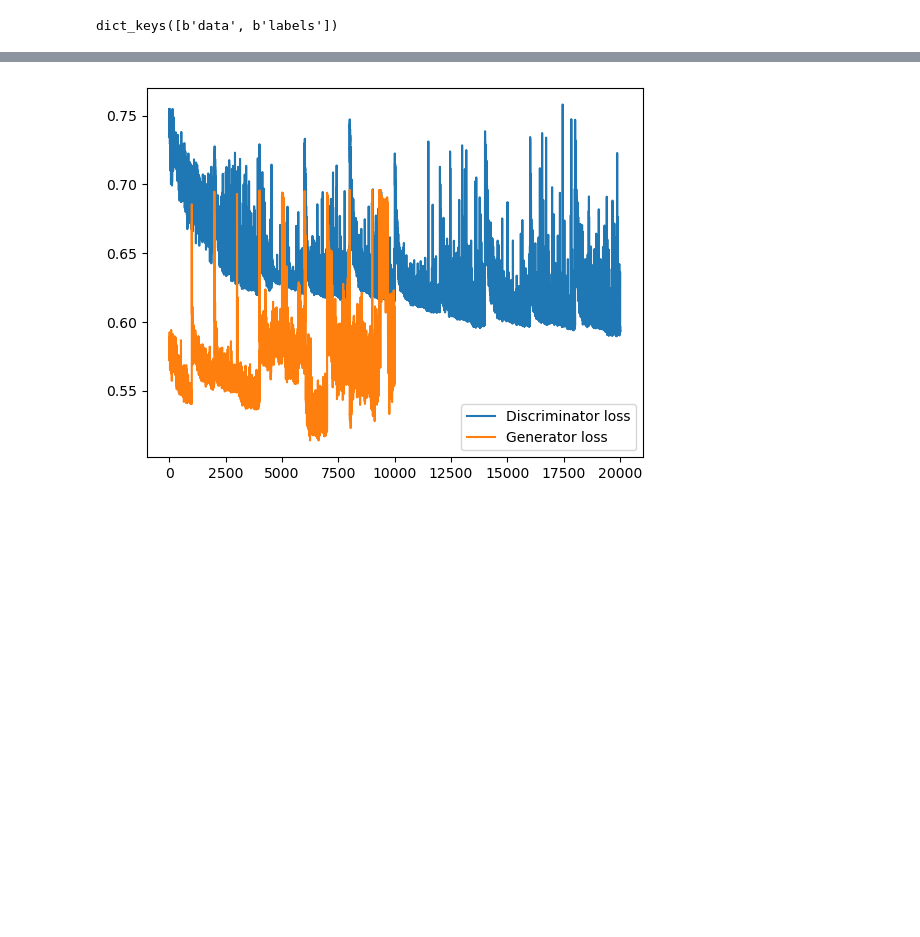
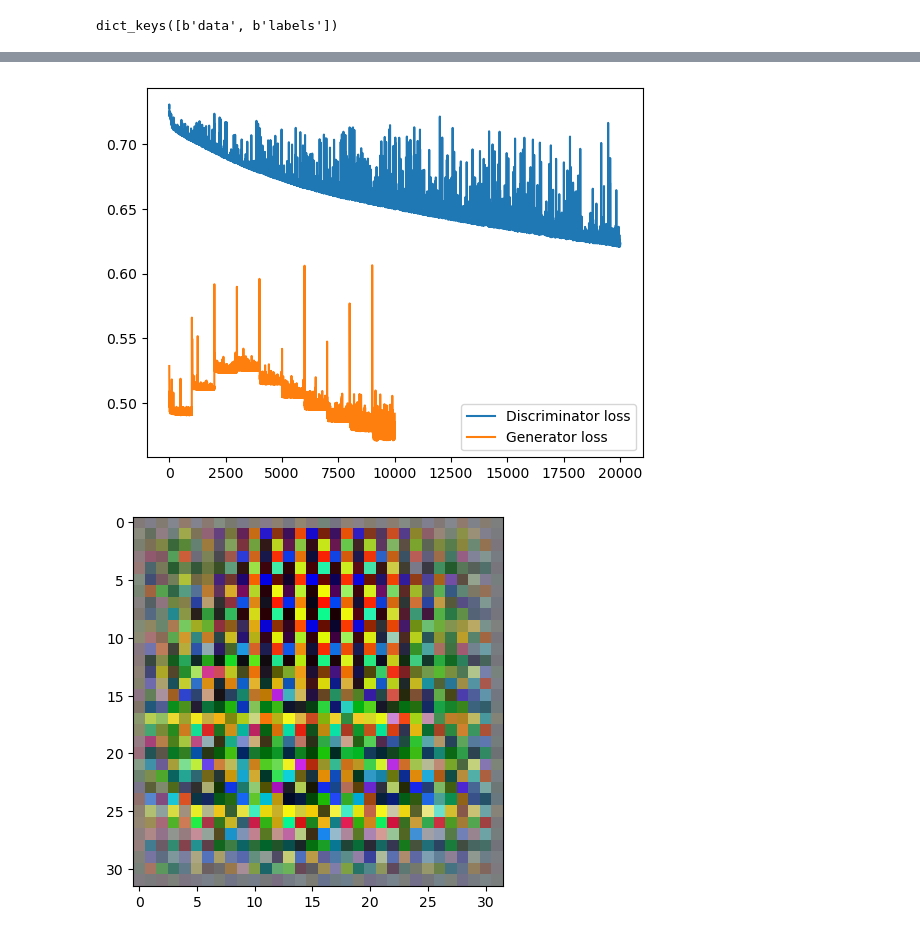
Before and after one commit to Aditya-Tandon/DL_Tests, a Jupyter notebook: GAN_test.ipynb, the cells around one changed output, grey strips where cells are left out. Saved outputs shown, nothing was run; the diff lists cells and outputs as text; code cells hidden in the pictures; blank space fills up the shorter version.

Commit message:
feat: add denormalize func; fix: image plotting

```diff
--- a/GAN_test.ipynb
+++ b/GAN_test.ipynb
@@ -22,16 +22,16 @@ data_dir_val = os.path.join(
 )
 # batch_size = 2
 num_in_channels = 3
-dim_z = 32
+dim_z = 64
 kern_size = 4
 lr = 2e-4
 num_epochs = 3
 
-num_disc_feat = 64
+num_disc_feat = 128
 disc_stride = 1
 disc_padding_size = 0
 
-num_gen_feat = 64
+num_gen_feat = 128
 gen_stride = 3
 gen_padding_size = 1
 
@@ -166,7 +166,7 @@ class Discriminator(nn.Module):
                 bias=False,
             ),
             nn.BatchNorm2d(1),
-            nn.LeakyReLU()
+            nn.Sigmoid()
         )
 
         for layer in self.net.modules():
@@ -233,6 +233,12 @@ val_loader = DataLoader(
     pin_memory=True,
     sampler=val_sampler,
 )
+# %%
+def denormalize_images(images):
+    # Reverse normalization
+    denormalized_images = (images + 1) / 2.0
+    denormalized_images = (denormalized_images * 255).astype(np.uint8)
+    return denormalized_images
 # %%
 def train(num_epochs, data_dir, data_dir_val, device, train=True, **kwargs):
 
@@ -426,9 +384,9 @@ Clipping input data to the valid range for imshow with RGB data ([0..1] for floa
 # %%
-g_lr = 3e-4
-d_lr = 9e-5
-k = 5
+g_lr = 1e-4
+d_lr = 2e-4
+k = 2
 num_epochs = 10
-l_disc, l_gen, img = train(num_epochs, data_dir=data_dir,data_dir_val=data_dir_val, device=device, batch_size=125, disc_lr=d_lr, gen_lr=g_lr, k=k)
+l_disc, l_gen, img = train(num_epochs, data_dir=data_dir,data_dir_val=data_dir_val, device=device, batch_size=50, disc_lr=d_lr, gen_lr=g_lr, k=k)
 loss_disc.append(l_disc)
 loss_gen.append(l_gen)
 images.append(img)
@@ -435,14 +419,15 @@ images.append(img)
 # %%
 for i in range(len(loss_gen)):
     plt.plot(loss_disc[i])
     plt.plot(loss_gen[i])
     plt.legend(["Discriminator loss", "Generator loss"])
     plt.show()
-    # plt.imshow(images[i][-1].reshape(32, 32, 3).cpu())
+    plt.imshow(images[i][-1])
     plt.show()
     # plt., loss_d[0]
 # %% [output]
-[figure, old version]
+[figure, new version]
+[figure, added]
 # %%
 with torch.no_grad():
     gen_img = gen(torch.randn(10, dim_z, 1, 1, device=device))
```
Also changed, not shown: parts of 5 cells of this notebook.
